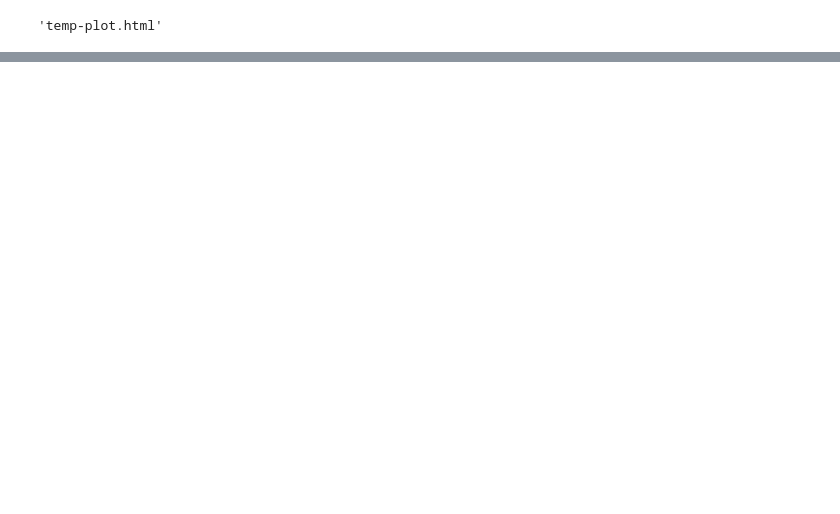
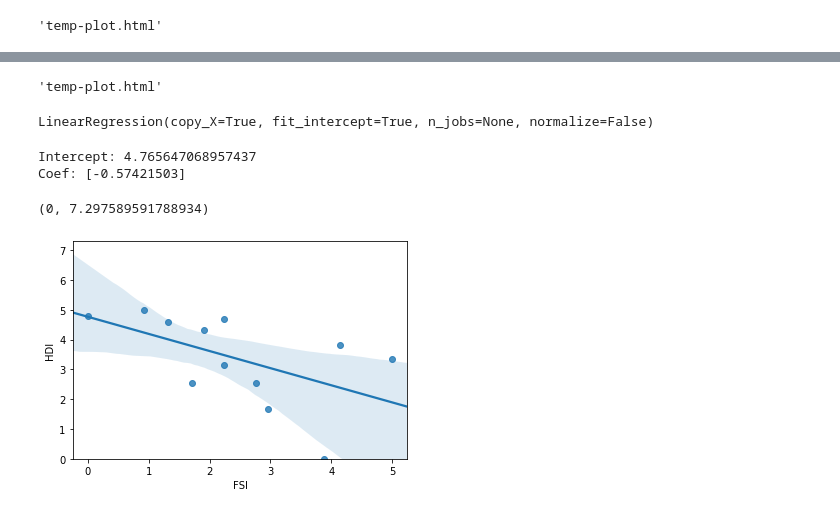
Before and after one commit to lombardidiego/Fragile_States, a Jupyter notebook: State_Fragile_Index.ipynb, the cells around one changed output, grey strips where cells are left out. Saved outputs shown, nothing was run; the diff lists cells and outputs as text; code cells hidden in the pictures; blank space fills up the shorter version.

```diff
--- a/State_Fragile_Index.ipynb
+++ b/State_Fragile_Index.ipynb
@@ -658,0 +749,24 @@ w
+# %%
+df_1 = df_fsi.set_index(['Country', 'Year'])
+df_2 = df_vd.set_index(['Country', 'Year'])
+df_3 = df_hdi.set_index(['Country', 'Year'])
+
+df_part3 = df_1.merge(df_2, left_index=True, right_index=True)
+df_part3 = df_part3.merge(df_3, left_index=True, right_index=True)
+df_part3 = df_part3.reset_index()
+# %%
+df_part3 = df_part3[['Country', 'Year', 'FSI', 'C1: Security Apparatus',
+       'C2: Factionalized Elites', 'C3: Group Grievance', 'E1: Economy',
+       'E2: Economic Inequality', 'E3: Human Flight and Brain Drain',
+       'P1: State Legitimacy', 'P2: Public Services', 'P3: Human Rights',
+       'S1: Demographic Pressures', 'S2: Refugees and IDPs',
+       'X1: External Intervention', 'v2x_polyarchy', 'v2x_libdem',
+       'v2x_partipdem', 'v2x_delibdem', 'v2x_egaldem', 'HDI']]
+
+df_part3['HDI'] = pd.to_numeric(df_part3['HDI'],errors='coerce')
+
+col = df_part3.loc[:, 'v2x_polyarchy':'v2x_egaldem']
+df_part3['VDem'] = col.mean(axis=1)
+
+df_part3 = df_part3.sort_values(by=['Country', 'Year'])
+df_part3.head()
@@ -658,0 +814,12 @@ w
+# %%
+country = 'Venezuela'
+
+df_part3_country = df_part3.loc[df_part3['Country']==country]
+df_part3_country = df_part3_country[['Country', 'Year', 'FSI', 'HDI', 'VDem']]
+
+# Normalize the Data
+scaler = MinMaxScaler(feature_range=(0, 5))
+columns = ['FSI', 'HDI', 'VDem']
+df_part3_country[columns] = scaler.fit_transform(df_part3_country.loc[:, columns])
+
+df_part3_country.head(10)
@@ -658,0 +838,25 @@ w
+# %%
+trace1 = go.Scatter(x=df_part3_country['Year'],
+                    y=df_part3_country['FSI'],
+                  mode='lines',
+                  name='Fragilidad del Estado')
+
+trace2 = go.Scatter(x=df_part3_country['Year'],
+                    y=df_part3_country['VDem'],
+                  mode='lines',
+                  name='Calidad de la Democracia')
+
+trace3 = go.Scatter(x=df_part3_country['Year'],
+                    y=df_part3_country['HDI'],
+                  mode='lines',
+                  name='Desarrollo Humano')
+
+data = [trace1, trace2, trace3]
+
+layout = go.Layout(title='Fragilidad del Estado, Calidad de la Democracia y Desarrollo Humano: {}'.format(country))
+
+fig = go.Figure(data=data, layout=layout)
+
+pyo.plot(fig)
+# %% [output]
+'temp-plot.html'
@@ -658,0 +867,19 @@ w
+# %%
+X = df_part3_country[['FSI']]
+y = df_part3_country['HDI']
+
+lm.fit(X, y)
+# %% [output]
+LinearRegression(copy_X=True, fit_intercept=True, n_jobs=None, normalize=False)
+# %%
+print('Intercept: {}'.format(lm.intercept_))
+print('Coef: {}'.format(lm.coef_))
+# %% [output]
+Intercept: 4.765647068957437
+Coef: [-0.57421503]
+# %%
+sns.regplot(x='FSI', y='HDI', data=df_part3_country)
+plt.ylim(0,)
+# %% [output]
+(0, 7.297589591788934)
+[figure, added]
```
Also changed, not shown: parts of 44 cells of this notebook.
